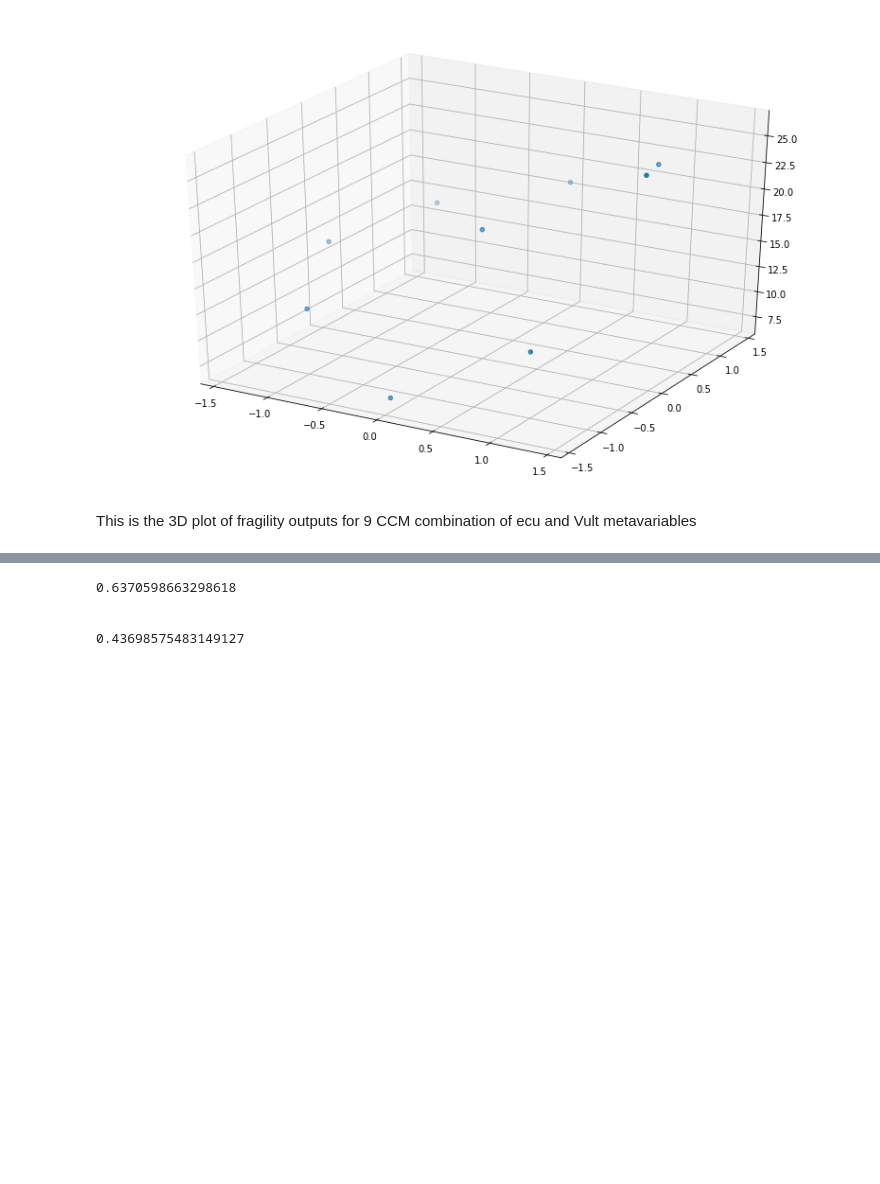
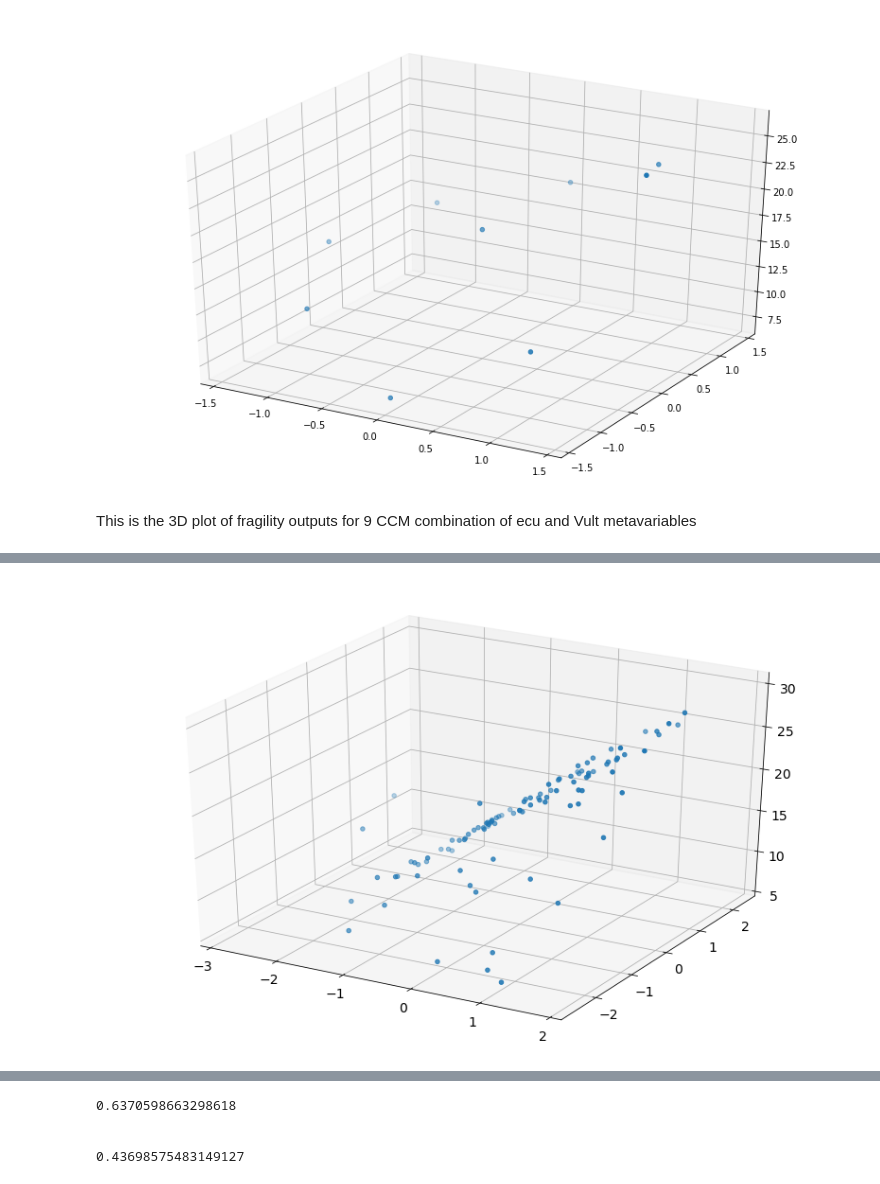
Before and after one commit to mtareqsoliman/msthesis, a Jupyter notebook: 9CCM_10202022.ipynb, the cells around one changed output, grey strips where cells are left out. Drawn from its saved outputs; the diff is of its cells as text; code cells hidden in the pictures; blank space fills up the shorter version.

```diff
--- a/9CCM_10202022.ipynb
+++ b/9CCM_10202022.ipynb
@@ -257,0 +238,69 @@ Mapped to [ 1.         -1.41421356  0.          2.         -0.          0.
+# %%
+NLTHA100_pivot = pd.pivot_table(NLTHA100, values='state', index=['ecu_alpha','Vult_alpha'],columns=['IM'], aggfunc=np.sum)  #merging rows makes more problems so leave them as they are
+NLTHA100_pivot.insert(0,0,0)
+NLTHA100_pivot= NLTHA100_pivot/12
+
+ecu_100_alpha_frag, Vult_100_alpha_frag = zip(*NLTHA100_pivot.index.values)
+ecu_100_alpha_frag, Vult_100_alpha_frag = np.asarray(ecu_100_alpha_frag), np.asarray(Vult_100_alpha_frag)
+
+result_100_list = pd.DataFrame(columns = ['ecu_100','Vult_100','theta_100','beta_100'])
+theta_100_list = []
+beta_100_list = []
+
+IM = np.arange(0,45,5)
+fragility_function = []
+fragility_table = pd.DataFrame(columns = ['0','5','10','15','20','25','30','35','40'])
+z_list = []
+
+np.seterr(divide = 'ignore')
+
+def frag(thetabeta):
+    estimated_fragility = sp.norm.cdf(np.log(factor_list),np.log(thetabeta[0]),thetabeta[1])
+    log_likelihood = np.log(sp.binom.pmf(pcllps*nrcrds,nrcrds,estimated_fragility))
+    fun = -np.sum(log_likelihood)
+
+    return fun
+
+for i,ecu_i in enumerate(ecu_100_alpha_frag):
+    factor_list = np.array([0,5,10,15,20,25,30,35,40])
+    pcllps = NLTHA100_pivot.iloc[i]
+    nrcrds = 12
+    ncllps = pcllps*nrcrds
+
+    # starting guess
+    theta, beta = 25,0.5
+
+    # Bounds
+    bnds = ((3, 50), (0.1, 1))
+
+    thetabeta_start = [theta,beta]
+
+    result = spo.minimize(frag,thetabeta_start,options={'disp': True},bounds=bnds)
+
+    if result.success:
+        #print("Success!", end = '\n')
+        miny = result.x
+        theta_mxlk = round(miny[0],2)
+        beta_mxlk = round(miny[1],2)
+        theta_100_list.append(theta_mxlk)
+        beta_100_list.append(beta_mxlk)
+
+        z_mxlk = -round(result.fun,2)
+        z_list.append(z_mxlk)
+        fragility_table.loc[i] = sp.norm.cdf(np.log(IM),np.log(theta_mxlk),beta_mxlk)
+
+theta_100_list = np.array(theta_100_list)
+beta_100_list = np.array(beta_100_list)
+
+result_100_list['ecu_100']=ecu_100_alpha_frag
+result_100_list['Vult_100']=Vult_100_alpha_frag
+result_100_list['theta_100']=theta_100_list
+result_100_list['beta_100']=beta_100_list
+
+fig = plt.figure(figsize =(14, 9))
+ax = plt.axes(projection ='3d')
+
+# Creating plot
+ax.scatter(ecu_100_alpha_frag, Vult_100_alpha_frag, theta_100_list)
+fig.show()
+# %% [output]
@@ -258 +323,2 @@ Mapped to [ 1.         -1.41421356  0.          2.         -0.          0.
+[figure, added]
 # %%
```
Also changed, not shown: parts of 6 cells of this notebook.
